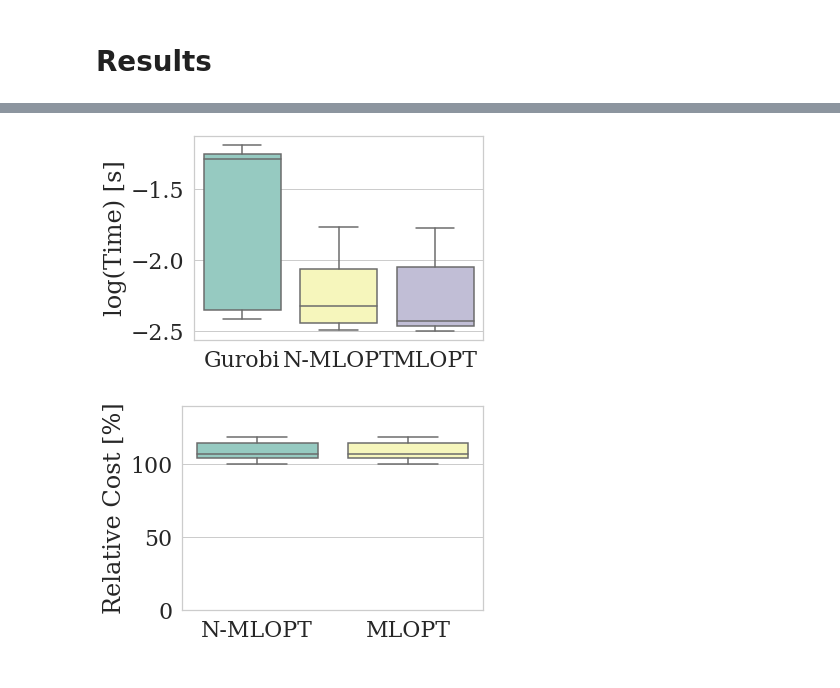
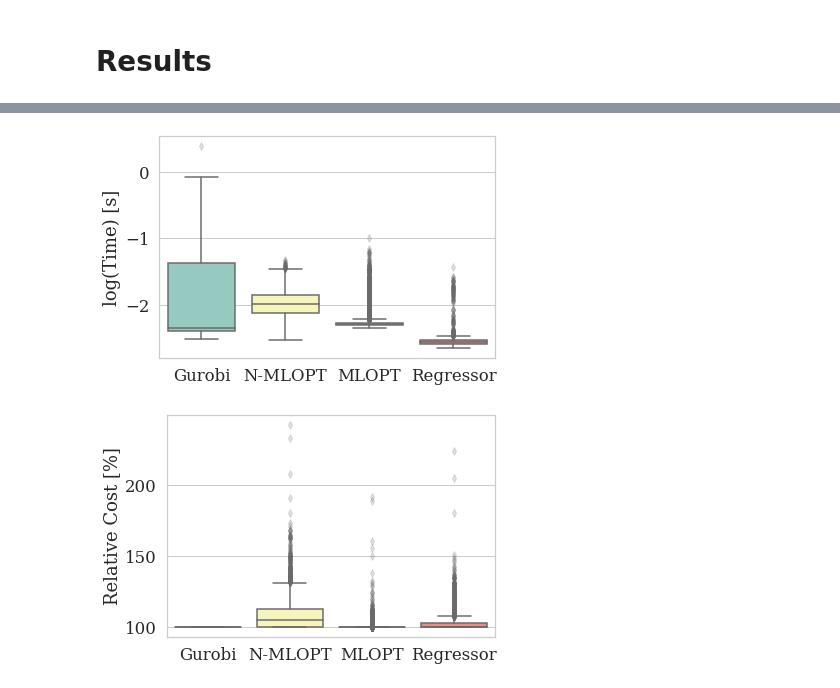
Before and after one commit to StanfordASL/CoCo, a Jupyter notebook: free_flyer_dev.ipynb, the cells around one changed output, grey strips where cells are left out. Saved outputs shown, nothing was run; the diff lists cells and outputs as text; code cells hidden in the pictures.

```diff
--- a/free_flyer_dev.ipynb
+++ b/free_flyer_dev.ipynb
@@ -242,5 +244,8 @@ reg_obj.construct_strategies(n_features, train_data)
 # %%
 reg_obj.setup_network()
 
+fn_saved = 'models/regression_free_flyer_20200708_0809.pt'
+reg_obj.load_network(fn_saved)
+
 reg_obj.model
 # %% [output]
@@ -256,6 +262,6 @@ FFNet(
 # %%
 mlopt_obj.training_params['TRAINING_ITERATIONS'] = 500
-reg_obj.train()
+reg_obj.train(verbose=False)
 print(reg_obj.model_fn)
 # %%
 n_succ = 0
@@ -269,7 +275,6 @@ cost_ratios_reg = []
 
 for ii in range(n_test):
     prob_params = {}
-    p_test = test_data[0]
     for k in p_test.keys():
         prob_params[k] = p_test[k][ii]
 
@@ -302,8 +305,10 @@ reg_percentage
 # %%
 import math
 import seaborn as sns
-sns.set(font_scale=2., font="serif", style="whitegrid")
+sns.set(font_scale=1.5, font="serif", style="whitegrid")
 import pandas as pd
+
+flierprops = {'alpha':0.2}
 # %%
 results = {'Gurobi':[100.], 'N-MLOPT':[mlopt_naive_percentage], 'MLOPT':[mlopt_percentage], 'Regressor':[reg_percentage]}
 results = pd.DataFrame(results)
@@ -334,29 +342,38 @@ figure = ax1.get_figure()
 # %%
-results = {'Gurobi': np.log10(total_time_ip), 'N-MLOPT':np.log10(total_time_naive_mlopt), \
-          'MLOPT':np.log10(total_time_mlopt)} #, 'Regressor':np.log10(total_time_reg)}
+results = {}
+results['Policy'] = ['Gurobi']*len(total_time_ip) + \
+    ['N-MLOPT']*len(total_time_naive_mlopt) + ['MLOPT']*len(total_time_mlopt) + \
+    ['Regressor']*len(total_time_reg)
+results['Time'] = np.hstack((np.log10(total_time_ip), \
+    np.log10(total_time_naive_mlopt), np.log10(total_time_mlopt), \
+    np.log10(total_time_reg)))
 results = pd.DataFrame(results)
 
-ax1 = sns.boxplot(data=results, palette="Set3")
+ax1 = sns.boxplot(x=results['Policy'], y=results['Time'], palette="Set3", flierprops=flierprops)
 ax1.set(xlabel="", ylabel="log(Time) [s]")
 
 plt.tight_layout()
 
 figure = ax1.get_figure()
 # figure.savefig("loss.pdf")
 # %% [output]
-[figure, old version]
+[figure, new version]
 # %%
-results = {'N-MLOPT':100.*cost_ratios_naive_mlopt, \
-          'MLOPT':100.*cost_ratios_mlopt} #, 'Regressor':100.*cost_ratios_reg}
+results = {}
+results['Policy'] = ['Gurobi']*len(costs_ip) + \
+    ['N-MLOPT']*len(cost_ratios_naive_mlopt) + ['MLOPT']*len(cost_ratios_mlopt) +\
+    ['Regressor']*len(cost_ratios_reg)
+results['Costs'] = np.hstack((100*np.ones(len(costs_ip)), \
+    100*cost_ratios_naive_mlopt, 100*cost_ratios_mlopt, 100*cost_ratios_reg))
 results = pd.DataFrame(results)
 
-ax1 = sns.boxplot(data=results, palette="Set3")
+ax1 = sns.boxplot(x=results['Policy'], y=results['Costs'], palette="Set3", flierprops=flierprops)
 ax1.set(xlabel="", ylabel="Relative Cost [%]")
 
 plt.tight_layout()
-plt.ylim(0, int(math.ceil(np.max(np.maximum(costs_ip, costs_naive_mlopt, costs_mlopt)) / 10.0)) * 10)
+# plt.ylim(0, int(math.ceil(np.max(np.maximum(costs_ip, costs_naive_mlopt, costs_mlopt)) / 10.0)) * 10)
 
 figure = ax1.get_figure()
 # figure.savefig("loss.pdf")
 # %% [output]
-[figure, old version]
+[figure, new version]
```
Also changed, not shown: parts of 11 cells of this notebook, 12 other files.
